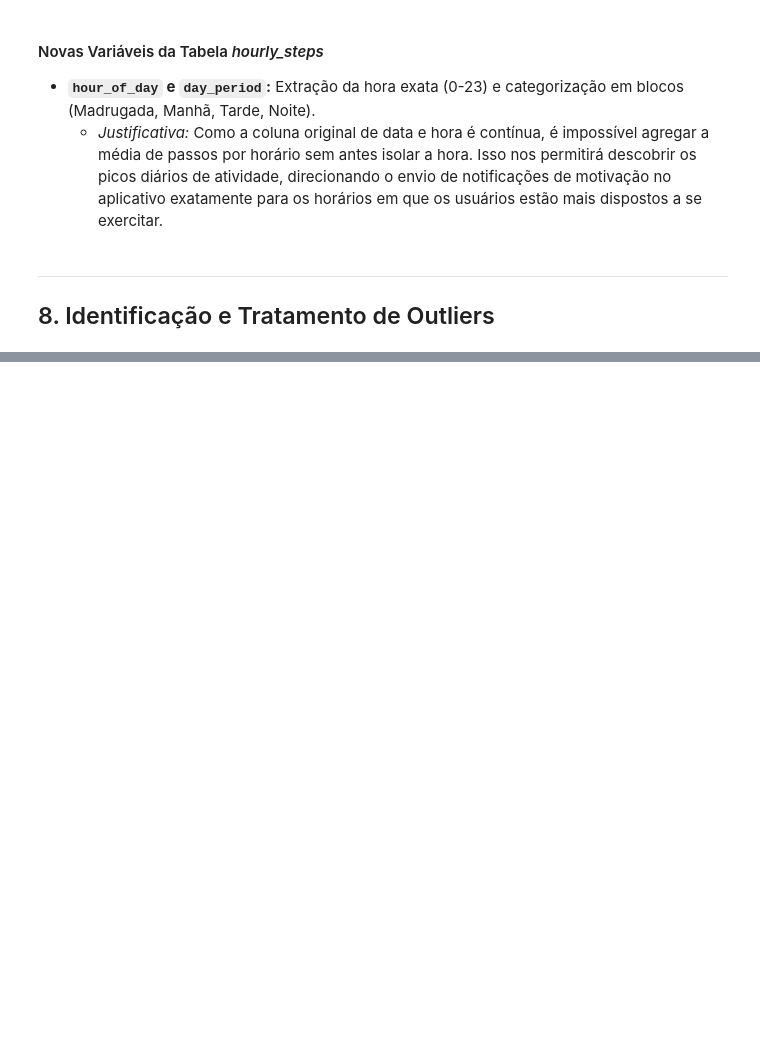
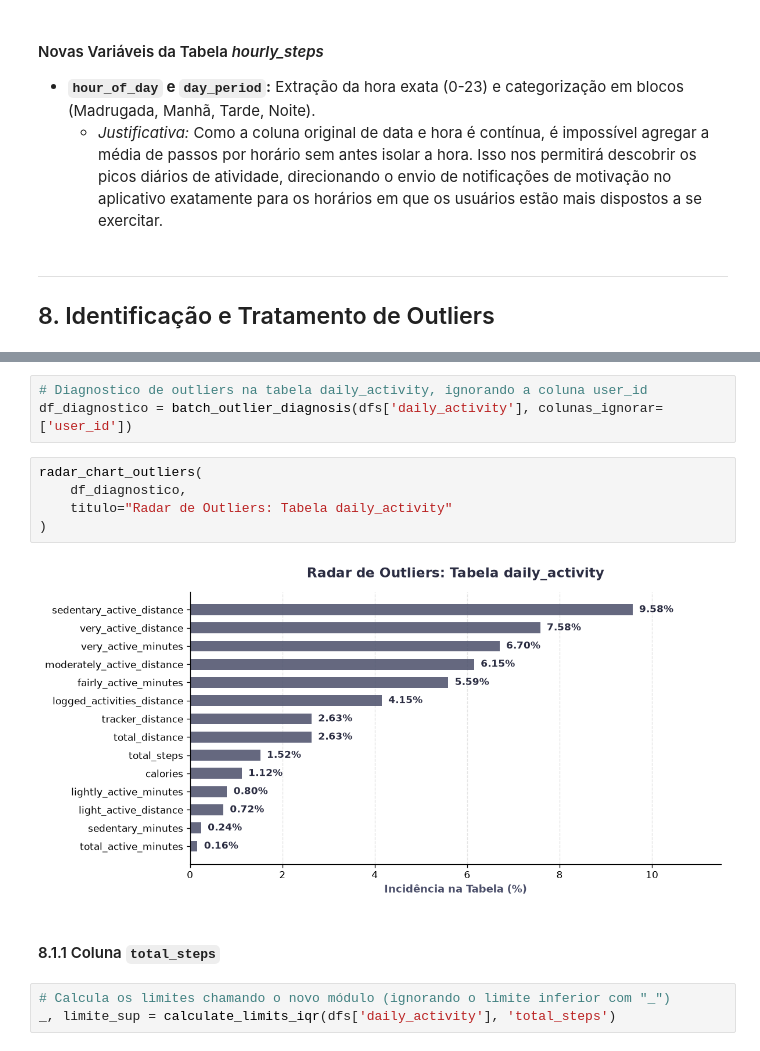
Before and after one commit to AleCecilio/bellabeat_data_analysis, a Jupyter notebook: notebooks/02_data_cleaning.ipynb, the cells around one changed output, grey strips where cells are left out. Drawn from its saved outputs; the diff is of its cells as text; blank space fills up the shorter version.

```diff
--- a/notebooks/02_data_cleaning.ipynb
+++ b/notebooks/02_data_cleaning.ipynb
@@ -850,0 +875,15 @@ dfs['hourly_steps'][[
+# %%
+# Diagnostico de outliers na tabela daily_activity, ignorando a coluna user_id
+df_diagnostico = batch_outlier_diagnosis(dfs['daily_activity'], colunas_ignorar=['user_id'])
+# %%
+radar_chart_outliers(
+    df_diagnostico,
+    titulo="Radar de Outliers: Tabela daily_activity"
+)
+# %% [output]
+[figure, added]
+# %% [markdown]
+#### 8.1.1 Coluna `total_steps`
+# %%
+# Calcula os limites chamando o novo módulo (ignorando o limite inferior com "_")
+_, limite_sup = calculate_limits_iqr(dfs['daily_activity'], 'total_steps')
```
Also changed, not shown: parts of 11 cells of this notebook, 3 other files.
